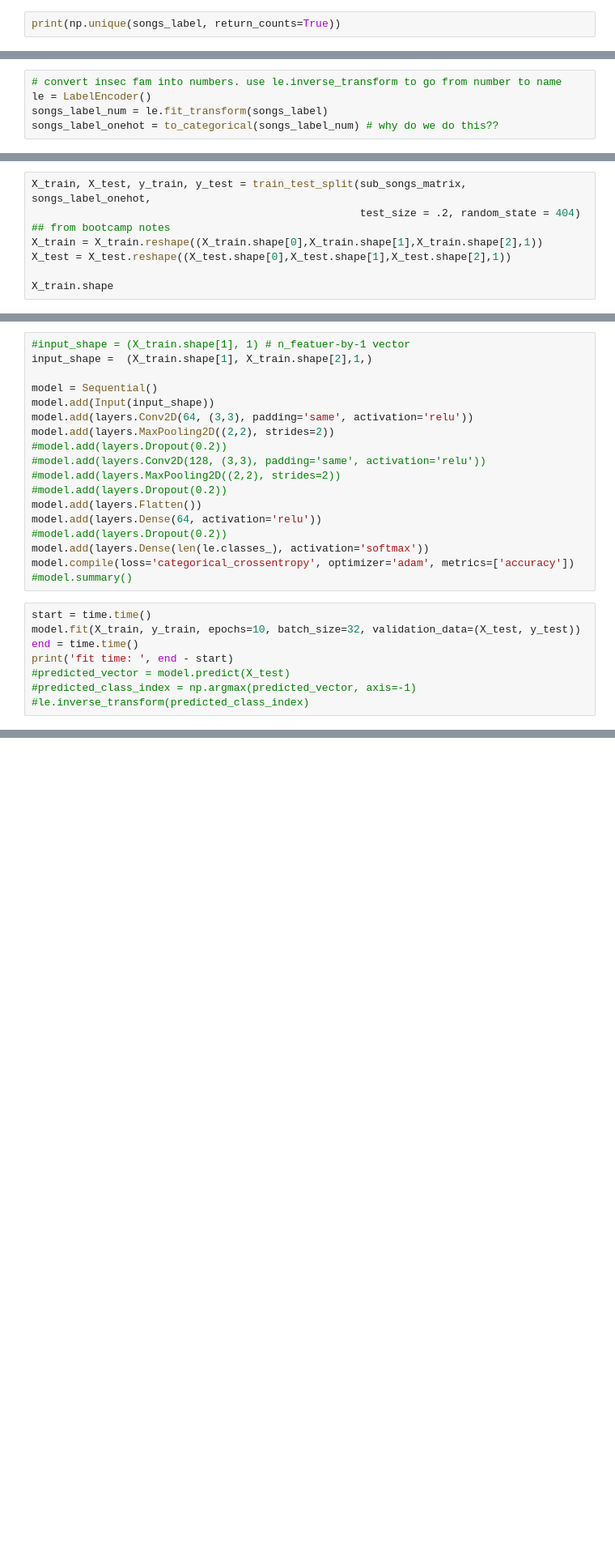
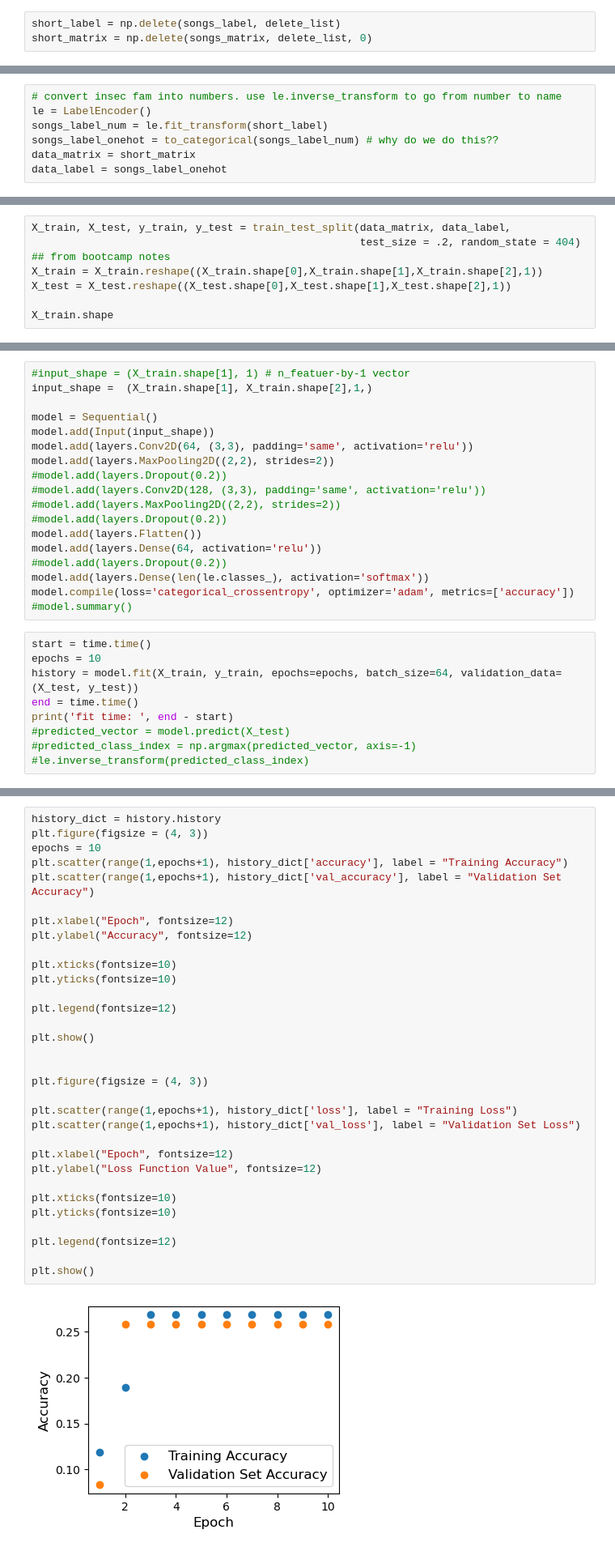
Before and after one commit to andrewcmerwin/ChirpChecker, a Jupyter notebook: CNN_experiment_Yang.ipynb, the cells around one changed output, grey strips where cells are left out. Shown: that part at 81% size. Saved outputs shown, nothing was run; the diff lists cells and outputs as text; blank space fills up the shorter version.

```diff
--- a/CNN_experiment_Yang.ipynb
+++ b/CNN_experiment_Yang.ipynb
@@ -49,2 +79,3 @@ time loading: 31.243870496749878
 # %%
-print(np.unique(songs_label, return_counts=True))
+short_label = np.delete(songs_label, delete_list)
+short_matrix = np.delete(songs_matrix, delete_list, 0)
@@ -53,8 +90,10 @@ print(np.unique(songs_label, return_counts=True))
 # %%
 # convert insec fam into numbers. use le.inverse_transform to go from number to name
 le = LabelEncoder()
-songs_label_num = le.fit_transform(songs_label)
+songs_label_num = le.fit_transform(short_label)
 songs_label_onehot = to_categorical(songs_label_num) # why do we do this??
+data_matrix = short_matrix
+data_label = songs_label_onehot
 # %%
 #np.unique(songs_label, return_counts=True)
 #print(songs_matrix.shape)
@@ -64,7 +103,7 @@ if ever need to convert onehot matrix back to string label
 #label_num = np.sum(songs_label_onehot*np.arange(0,songs_label_onehot.shape[1]), axis=1)
 #print(le.inverse_transform(label_num.astype(int)))
 # %%
-X_train, X_test, y_train, y_test = train_test_split(sub_songs_matrix, songs_label_onehot,
+X_train, X_test, y_train, y_test = train_test_split(data_matrix, data_label,
                                                     test_size = .2, random_state = 404)
 ## from bootcamp notes
 X_train = X_train.reshape((X_train.shape[0],X_train.shape[1],X_train.shape[2],1))
@@ -93,7 +132,8 @@ model.compile(loss='categorical_crossentropy', optimizer='adam', metrics=['accur
 #model.summary()
 # %%
 start = time.time()
-model.fit(X_train, y_train, epochs=10, batch_size=32, validation_data=(X_test, y_test))
+epochs = 10
+history = model.fit(X_train, y_train, epochs=epochs, batch_size=64, validation_data=(X_test, y_test))
 end = time.time()
 print('fit time: ', end - start)
 #predicted_vector = model.predict(X_test)
@@ -119,0 +160,34 @@ fit time:  151.05953645706177
+# %%
+history_dict = history.history
+plt.figure(figsize = (4, 3))
+epochs = 10
+plt.scatter(range(1,epochs+1), history_dict['accuracy'], label = "Training Accuracy")
+plt.scatter(range(1,epochs+1), history_dict['val_accuracy'], label = "Validation Set Accuracy")
+
+plt.xlabel("Epoch", fontsize=12)
+plt.ylabel("Accuracy", fontsize=12)
+
+plt.xticks(fontsize=10)
+plt.yticks(fontsize=10)
+
+plt.legend(fontsize=12)
+
+plt.show()
+
+
+plt.figure(figsize = (4, 3))
+
+plt.scatter(range(1,epochs+1), history_dict['loss'], label = "Training Loss")
+plt.scatter(range(1,epochs+1), history_dict['val_loss'], label = "Validation Set Loss")
+
+plt.xlabel("Epoch", fontsize=12)
+plt.ylabel("Loss Function Value", fontsize=12)
+
+plt.xticks(fontsize=10)
+plt.yticks(fontsize=10)
+
+plt.legend(fontsize=12)
+
+plt.show()
+# %% [output]
+[figure, added]
```
Also changed, not shown: parts of 16 cells of this notebook, 1 other file.
